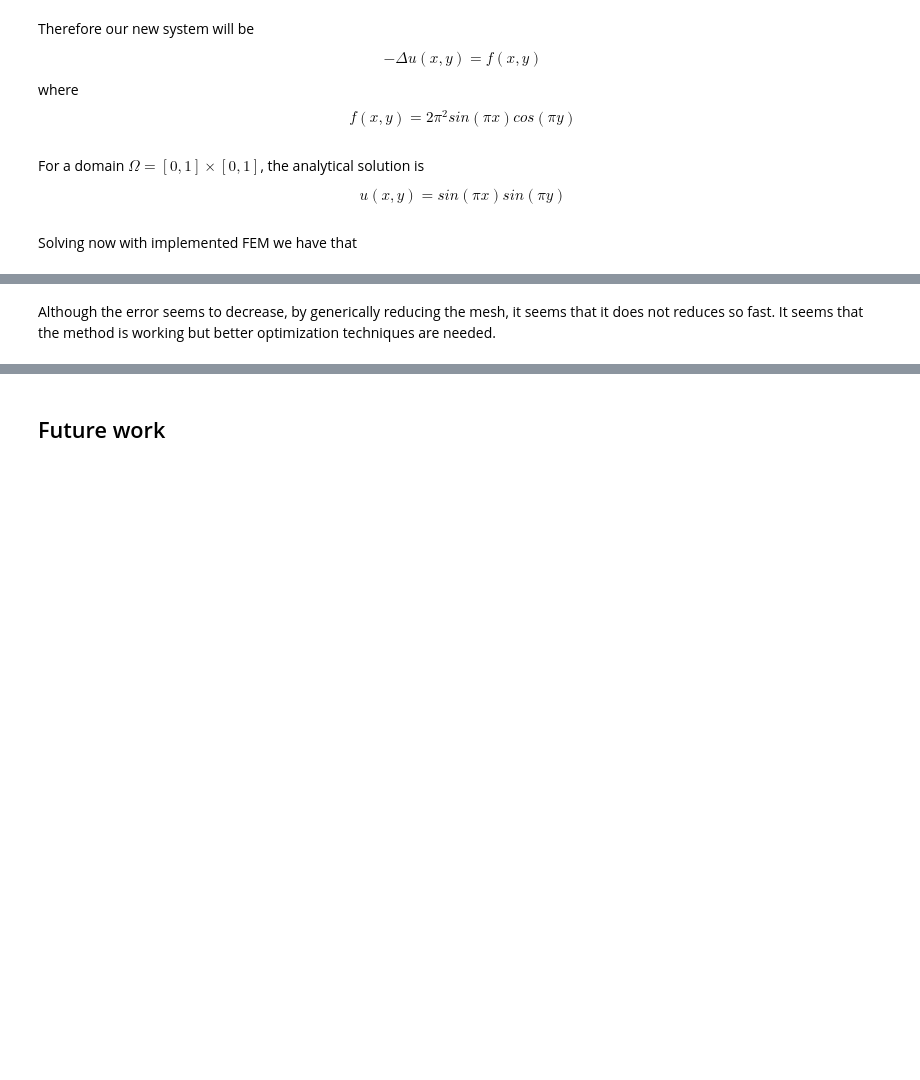
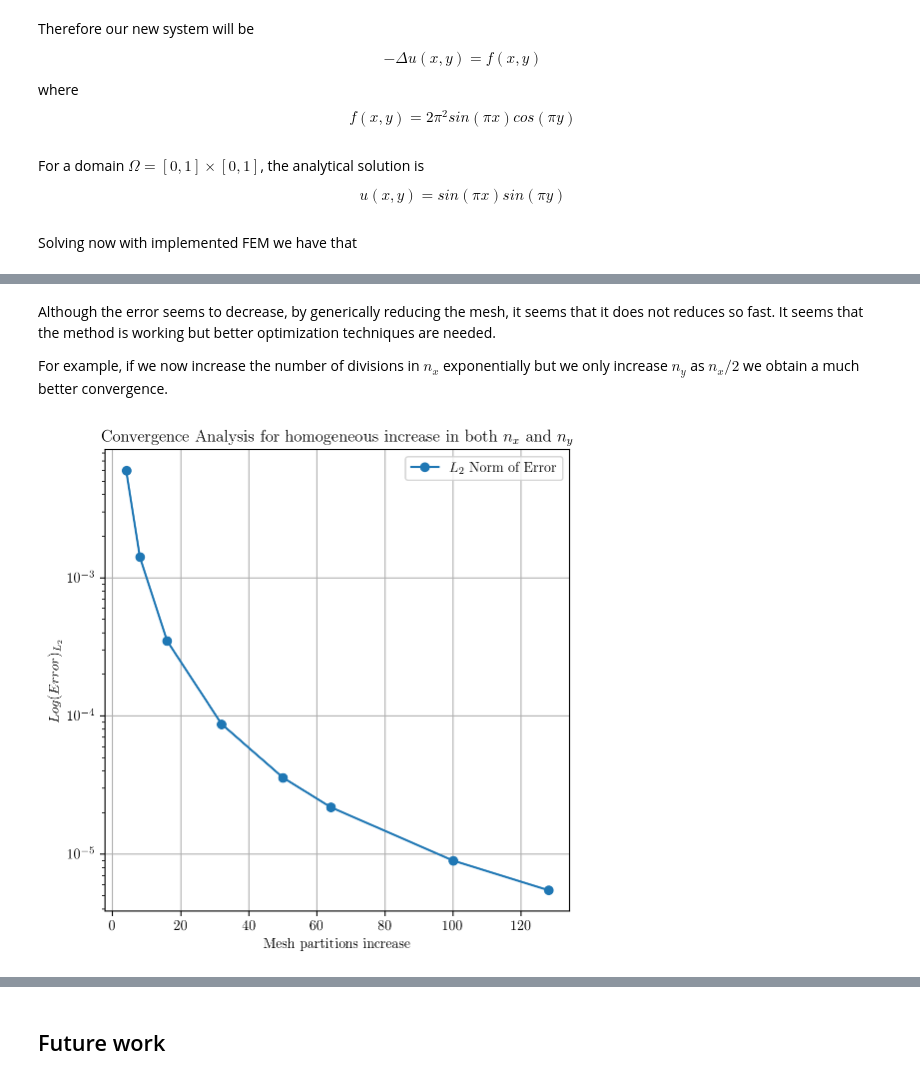
Before and after one commit to vats1703/Finite-Element-Methods, a Jupyter notebook: Implementation.ipynb, the cells around one changed output, grey strips where cells are left out. Cells and saved outputs as stored; diff of their text form; code cells hidden in the pictures; blank space fills up the shorter version.

```diff
--- a/Implementation.ipynb
+++ b/Implementation.ipynb
@@ -396,2 +398,4 @@ plt.show()
 # %% [markdown]
 Although the error seems to decrease, by generically reducing the mesh, it seems that it does not reduces so fast. It seems that the method is working but better optimization techniques are needed.
+
+For example, if we now increase the number of divisions in $n_x$  exponentially but we only increase $n_{y}$ as $n_x /2$ we obtain a much better convergence.
@@ -435,19 +402,24 @@ def visualize_fem_results(mesh_sizes, solutions, errors):
 # %%
-w = 1.0
-h = 1.0
-mesh_sizes = [2, 6, 14, 30, 50, 70, 140]  # Your mesh objects at different refinements
-
 errors = []
-solutions = []  # Corresponding solutions at different refinements
 
 for h in mesh_partitions:
     nx = h
-    ny = h
+    ny = int(h/2)
     u_approx, nodes = FEM.FEM_solver(w, h, nx, ny, source_function)
     # Assume numerical_solution and analytical_solution are sampled at the same points
-    solutions.append(u_approx)
     # Compute error
     error = np.linalg.norm(u_approx - analytical_solution(nodes[:,0],nodes[:,1]), ord=2)
     errors.append(error)
 
-visualize_fem_results(mesh_sizes, solutions, errors)
+# Plotting convergence
+plt.figure(figsize=(6, 6))
+plt.plot(mesh_partitions, errors, '-o', label='$L_{2}$ Norm of Error')
+plt.xlabel('Mesh partitions increase')
+plt.ylabel('$Log(Error)_{L_{2}}$')
+plt.title('Convergence Analysis for homogeneous increase in both $n_{x}$ and $n_{y}$')
+plt.legend()
+plt.yscale('log')
+plt.grid(True)
+plt.show()
+# %% [output]
+[figure, added]
```
Also changed, not shown: parts of 7 cells of this notebook.
